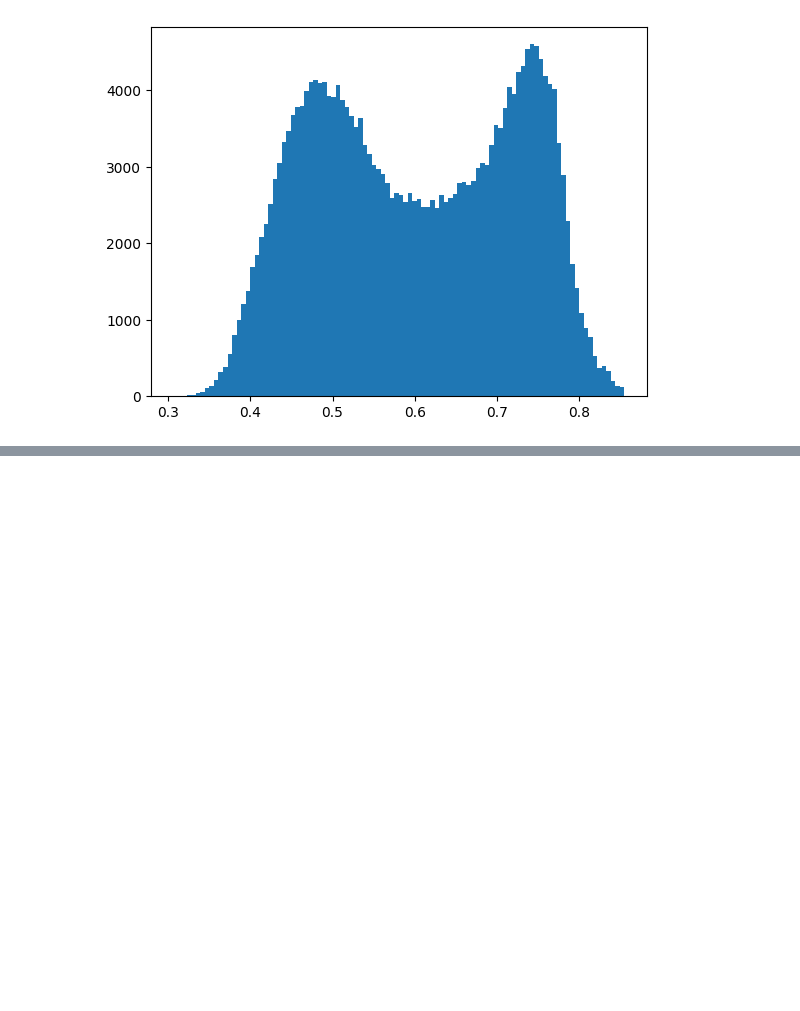
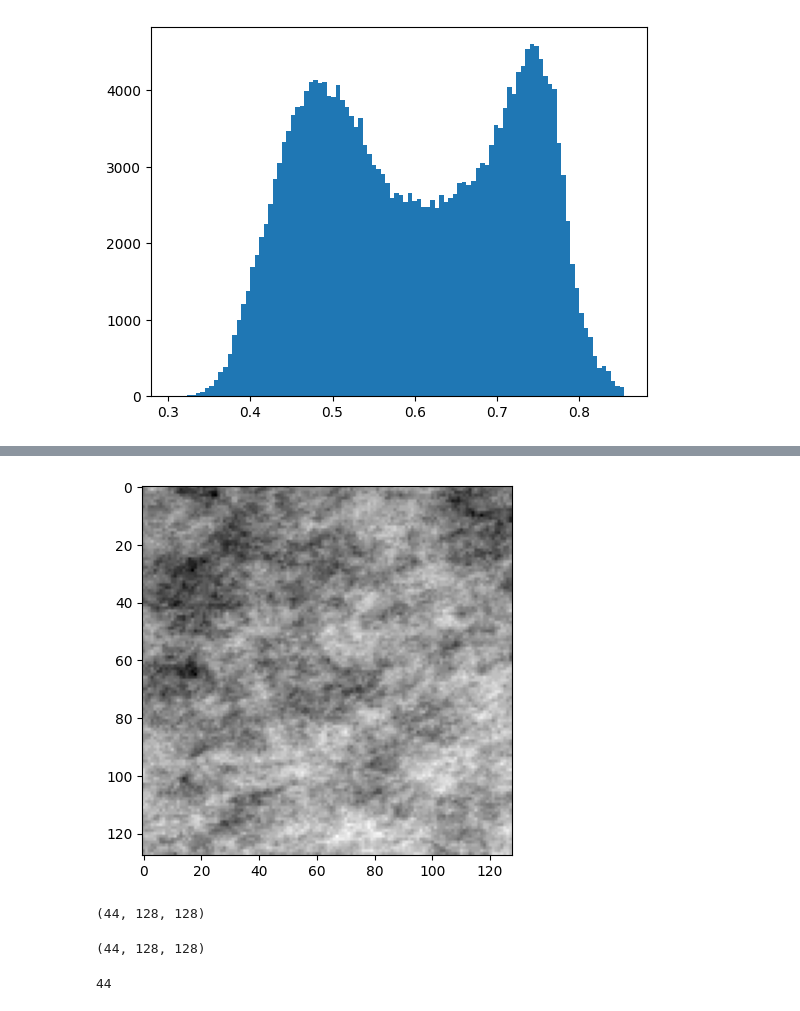
Before and after one commit to IamSankar97/Project_Spacer, a Jupyter notebook: taste.ipynb, the cells around one changed output, grey strips where cells are left out. Drawn from its saved outputs; the diff is of its cells as text; code cells hidden in the pictures; blank space fills up the shorter version.

```diff
--- a/taste.ipynb
+++ b/taste.ipynb
@@ -1056,0 +1150,2 @@ array([[0, 0, 0, ..., 0, 1, 1],
+# %%
+y, x = np.where(counts < 30)
@@ -1056,0 +1157,2 @@ array([[0, 0, 0, ..., 0, 1, 1],
+# %%
+result_windows = crops[y, x]
@@ -1056,0 +1163,7 @@ array([[0, 0, 0, ..., 0, 1, 1],
+# %%
+import matplotlib.pyplot as plt
+plt.imshow(result_windows[0])
+plt.gray()
+plt.show()
+# %% [output]
+[figure, added]
@@ -1056,0 +1172,12 @@ array([[0, 0, 0, ..., 0, 1, 1],
+# %%
+mk.shape
+# %% [output]
+(44, 128, 128)
+# %%
+result_windows.shape
+# %% [output]
+(44, 128, 128)
+# %%
+len(result_windows)
+# %% [output]
+44
```
Also changed, not shown: parts of 53 cells of this notebook, 5 other files.
